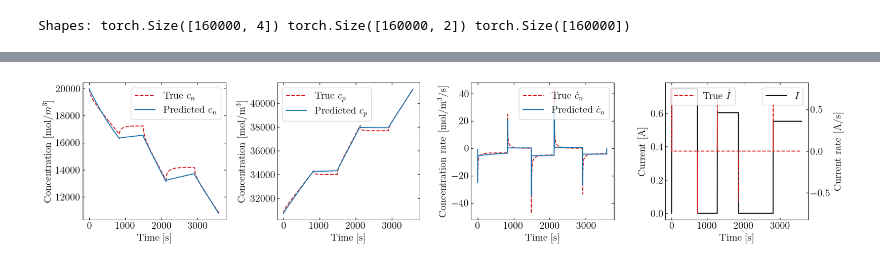
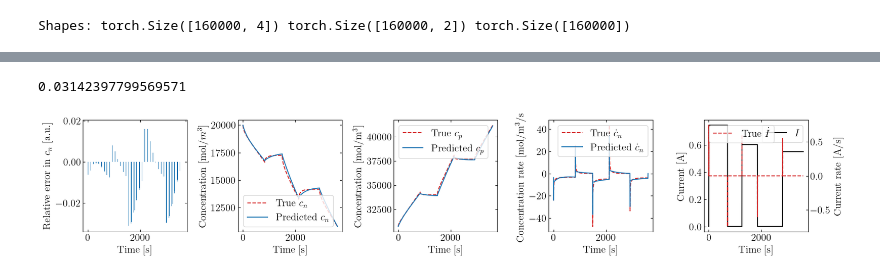
Before and after one commit to j-haralds/MSc_thesis, a Jupyter notebook: program/BasicEulerNN/5.1_JN_c_cdot.ipynb, the cells around one changed output, grey strips where cells are left out. Drawn from its saved outputs; the diff is of its cells as text; code cells hidden in the pictures.

```diff
--- a/program/BasicEulerNN/5.1_JN_c_cdot.ipynb
+++ b/program/BasicEulerNN/5.1_JN_c_cdot.ipynb
@@ -238,0 +216,13 @@ def cn_positive(I_dot, t):
+# %%
+
+# dc_dI = np.gradient(cn_test[0, :].ravel(), I_test[0, :].ravel())  # Numerical gradient w.r.t. I
+
+# dc_dI = cn_dot_test[0, :] / (dI_test[0, :] + 1e-8)  # Add small epsilon to avoid division by zero
+
+fig, axes = plt.subplots(1, 4, figsize=(15, 3))
+axes[0].plot(cn_test[0, :], label='cn')
+axes[1].plot(cn_dot_test[0, :], label='valid')
+axes[2].plot(dI_n[0, :], label='dI')
+axes[3].plot(dc_dI, label='cdot')
+
+dI_n[0, :].mean()
@@ -300,6 +332,6 @@ Epoch 10 | loss 3.044e-01
 # %%
 print(history['loss'][-1])
-fig, (ax1) = plt.subplots(1, 1, figsize=(15, 3))
+fig, (ax1) = plt.subplots(1, 1, figsize=(4, 3))
 ax1.plot(history["loss"], label="Train loss")
 # ax1.set_yscale("log")
 ax1.set_xlabel("epoch")
@@ -389,50 +421,58 @@ def plot_rollout(idx=0, on_train=False):
     n_nn = steps_run                          # number of NN steps before stopping
 
     t_gt = np.arange(n_gt) * DT             # physical time axis for GT
     t_nn = np.arange(n_nn) * DT             # physical time axis for NN
 
-    fig, axes = plt.subplots(1, 4, figsize=(18, 4))
+    fig, axes = plt.subplots(1, 5, figsize=(18, 3.5))
 
     # print('Valid lengths:', n_gt, n_nn)
     # print('Shapes:', cn_train.shape, cp_train.shape, cn_dot_train.shape, cp_dot_train.shape, I_train.shape, dI_train.shape)
     # print(cn_train[0, n_gt:, 0])
 
+    cn_err = (cn_true[idx, :n_nn, 0] - cn_euler[:n_nn]) / (cn_true[idx, :n_nn, 0])
+    print(np.max(np.abs(cn_err)))
+    # --- cn err ---
+    axes[0].bar(t_nn, cn_err, color="tab:blue")
+    axes[0].set_xlabel("Time [s]")
+    axes[0].set_ylabel("Relative error in $c_n$ [a.u.]")
+
     # --- cn ---
-    axes[0].plot(t_gt, cn_true[idx, :n_gt, 0], color="tab:red", linestyle="dashed", label="True $c_n$")
-    axes[0].plot(t_nn, cn_euler[:n_nn], color="tab:blue", label="Predicted $c_n$")
-    axes[0].set_xlabel("Time [s]")
-    axes[0].set_ylabel(r"Concentration [mol/$m^3$]")
-    axes[0].legend()
-
-    # --- cp ---
-    axes[1].plot(t_gt, cp_true[idx, :n_gt, 0], color="tab:red", linestyle="dashed", label="True $c_p$")
-    axes[1].plot(t_nn, cp_euler[:n_nn], color="tab:blue", label="Predicted $c_p$")
+    axes[1].plot(t_gt, cn_true[idx, :n_gt, 0], color="tab:red", linestyle="dashed", label="True $c_n$")
+    axes[1].plot(t_nn, cn_euler[:n_nn], color="tab:blue", label="Predicted $c_n$")
     axes[1].set_xlabel("Time [s]")
     axes[1].set_ylabel(r"Concentration [mol/m$^3$]")
     axes[1].legend()
 
-    # --- cn_dot ---
-    axes[2].plot(t_gt, cn_dot_true[idx, :n_gt, 0], color="tab:red", linestyle="dashed", label="True $\\dot{c}_n$")
-    axes[2].plot(t_nn, cn_dot_euler[:n_nn], color="tab:blue", label="Predicted $\\dot{c}_n$")
+    # --- cp ---
+    axes[2].plot(t_gt, cp_true[idx, :n_gt, 0], color="tab:red", linestyle="dashed", label="True $c_p$")
+    axes[2].plot(t_nn, cp_euler[:n_nn], color="tab:blue", label="Predicted $c_p$")
     axes[2].set_xlabel("Time [s]")
-    axes[2].set_ylabel(r"Concentration rate [mol/m$^3$/s]")
+    axes[2].set_ylabel(r"Concentration [mol/m$^3$]")
     axes[2].legend()
 
+    # --- cn_dot ---
+    axes[3].plot(t_gt, cn_dot_true[idx, :n_gt, 0], color="tab:red", linestyle="dashed", label="True $\\dot{c}_n$")
+    axes[3].plot(t_nn, cn_dot_euler[:n_nn], color="tab:blue", label="Predicted $\\dot{c}_n$")
+    axes[3].set_xlabel("Time [s]")
+    axes[3].set_ylabel(r"Concentration rate [mol/m$^3$/s]")
+    axes[3].legend()
+
     # --- current ---
-    axes[3].plot(t_gt, I_train[idx, :n_gt, 0], color="black", label="$I$")
-    axes[3].set_xlabel("Time [s]")
-    axes[3].set_ylabel("Current [A]")
-    axes[3].legend(loc='upper right')
+    axes[4].plot(t_gt, I_train[idx, :n_gt, 0], color="black", label="$I$")
+    axes[4].set_xlabel("Time [s]")
+    axes[4].set_ylabel("Current [A]")
+    axes[4].legend(loc='upper right')
 
 
     # --- dI ---
-    axes3_ = axes[3].twinx()
+    axes3_ = axes[4].twinx()
     axes3_.plot(t_gt, dI_train[idx, :n_gt, 0], color="tab:red", linestyle="dashed", label="True $\\dot{I}$")
     axes3_.set_ylabel(r"Current rate [A/s]")
     axes3_.legend(loc='upper left')
 
     plt.tight_layout()
 
 plot_rollout(idx=2, on_train=False)
 # %% [output]
+0.03142397799569571
-[figure, old version]
+[figure, new version]
```
Also changed, not shown: parts of 11 cells of this notebook, 1 other file.
